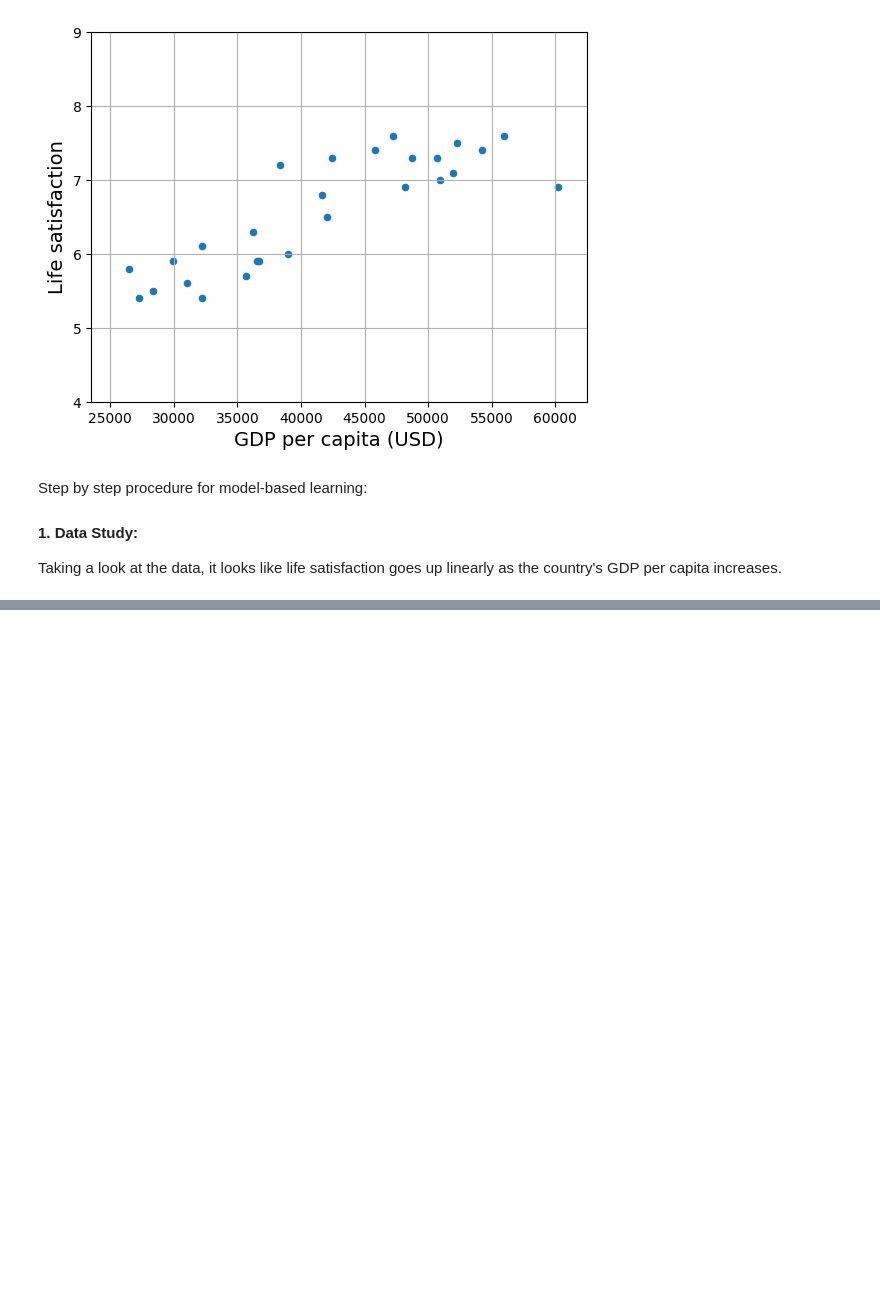
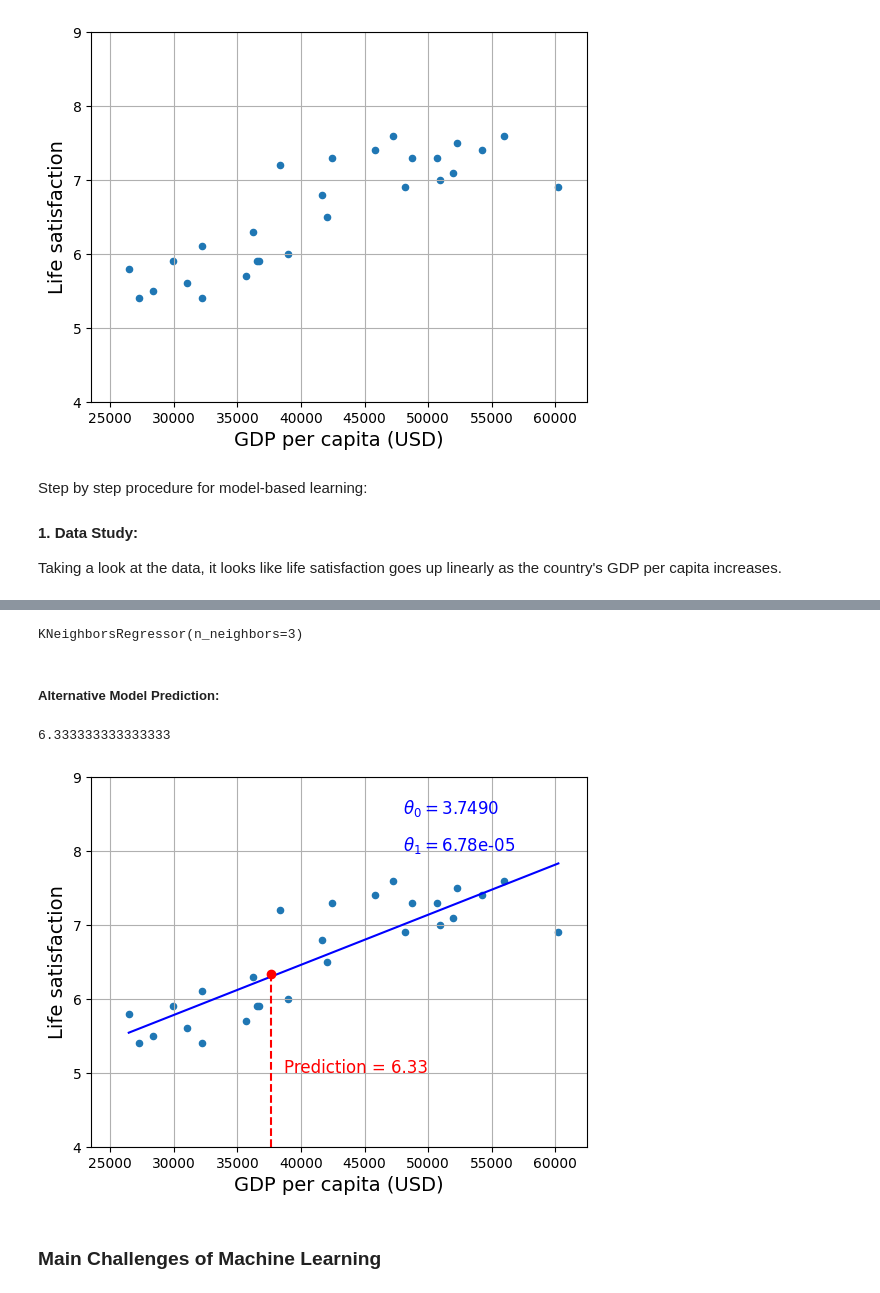
Before and after one commit to preimitz/HandsOnMachineLearning, a Jupyter notebook: notebooks/01_the_machine_learning_landscape.ipynb, the cells around one changed output, grey strips where cells are left out. Saved outputs shown, nothing was run; the diff lists cells and outputs as text; code cells hidden in the pictures; blank space fills up the shorter version.

```diff
--- a/notebooks/01_the_machine_learning_landscape.ipynb
+++ b/notebooks/01_the_machine_learning_landscape.ipynb
@@ -215,0 +253,39 @@ print(model.predict(X_new)) # outputs [[6.30165767]]
+# %%
+from sklearn.neighbors import KNeighborsRegressor
+model2 = KNeighborsRegressor(n_neighbors=3)
+# %%
+# Train the model
+model2.fit(X, y)
+# %% [output]
+KNeighborsRegressor(n_neighbors=3)
+# %% [markdown]
+##### Alternative Model Prediction:
+# %%
+# Make a prediction for Cyprus
+cyprus_gdp_per_capita = 37_655.2
+X_new = [[cyprus_gdp_per_capita]]  # Cyprus' GDP per capita in 2020
+cyprus_predicted_life_satisfaction = model2.predict(X_new).item()
+print(cyprus_predicted_life_satisfaction) # outputs [[6.33333333]]
+# %% [output]
+6.333333333333333
+# %%
+# Visualize the data
+lifesat.plot(kind='scatter', grid=True,
+             x="GDP per capita (USD)", y="Life satisfaction")
+plt.axis([23_500, 62_500, 4, 9])
+w1, w2 = intercept, coeff
+plt.plot(X, w1 + w2 * X, "b")
+plt.text(48_000, 8.5, r'$\theta_0 = ${:.4f}'.format(intercept), color="b")
+plt.text(48_000, 8.0, r'$\theta_1 = ${:.2e}'.format(coeff), color="b")
+
+plt.plot([cyprus_gdp_per_capita, cyprus_gdp_per_capita],
+         [4, cyprus_predicted_life_satisfaction], "r--")
+plt.text( cyprus_gdp_per_capita+ 1000, 5.0,
+         fr"Prediction = {cyprus_predicted_life_satisfaction:.2f}", color="r")
+plt.plot(cyprus_gdp_per_capita, cyprus_predicted_life_satisfaction, "ro")
+
+plt.show()
+# %% [output]
+[figure, added]
+# %% [markdown]
+### Main Challenges of Machine Learning
```
Also changed, not shown: parts of 18 cells of this notebook.
